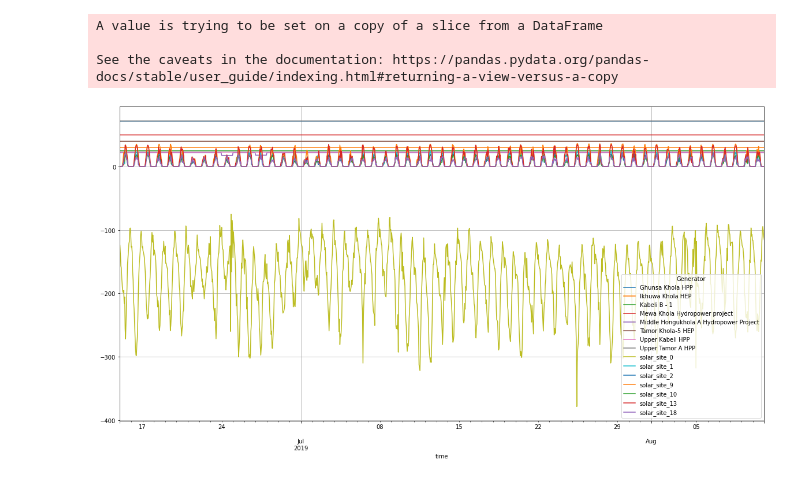
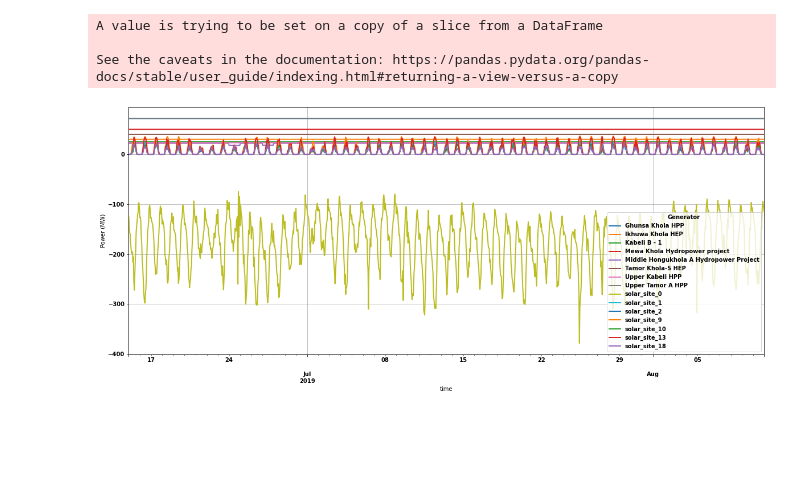
Before and after one commit to deependran7/grid_optimization, a Jupyter notebook: Binary_Optimization_Wet.ipynb, the cells around one changed output. Saved outputs shown, nothing was run; the diff lists cells and outputs as text; code cells hidden in the pictures; blank space fills up the shorter version.

```diff
--- a/Binary_Optimization_Wet.ipynb
+++ b/Binary_Optimization_Wet.ipynb
@@ -10,6 +10,17 @@ import pandas as pd
 
 import logging
 logging.disable(logging.INFO)
+
+
+plt.rcParams.update({
+        "font.weight": "bold",  # bold fonts
+        "font.size":10,
+        "lines.linewidth": 2,   # thick lines
+        "grid.color": "0.5",    # gray gridlines
+        "grid.linewidth": 0.5,  # thin gridlines
+        "savefig.dpi": 300,     # higher resolution output.
+        "axes.labelsize" : 15
+    })
 # %%
 #working floder = "dry" or "wet"
 
@@ -97,10 +117,21 @@ A value is trying to be set on a copy of a slice from a DataFrame
 See the caveats in the documentation: https://pandas.pydata.org/pandas-docs/stable/user_guide/indexing.html#returning-a-view-versus-a-copy
 # %%
 optimal_network= PowerFlow(optimal_network)
+# %%
+plt.rcParams.update({
+        "font.weight": "bold",  # bold fonts
+        "font.size":10,
+        "lines.linewidth": 2,   # thick lines
+        "grid.color": "0.5",    # gray gridlines
+        "grid.linewidth": 0.5,  # thin gridlines
+        "savefig.dpi": 300,     # higher resolution output.
+    })
 # %%
-fig,ax = plt.subplots(figsize = (20,10))
+fig,ax = plt.subplots(figsize = (20,8))
 optimal_network.generators_t.p.plot(ax= ax)
 ax.set_xlabel("time")
+ax.set_ylabel("Power (MW)")
 ax.grid()
+plt.savefig("Images/wet_season_share.jpg",dpi = 300,bbox_inches = 'tight')
 # %% [output]
-[figure, old version]
+[figure, new version]
```
Also changed, not shown: parts of 9 cells of this notebook, 30 other files.
